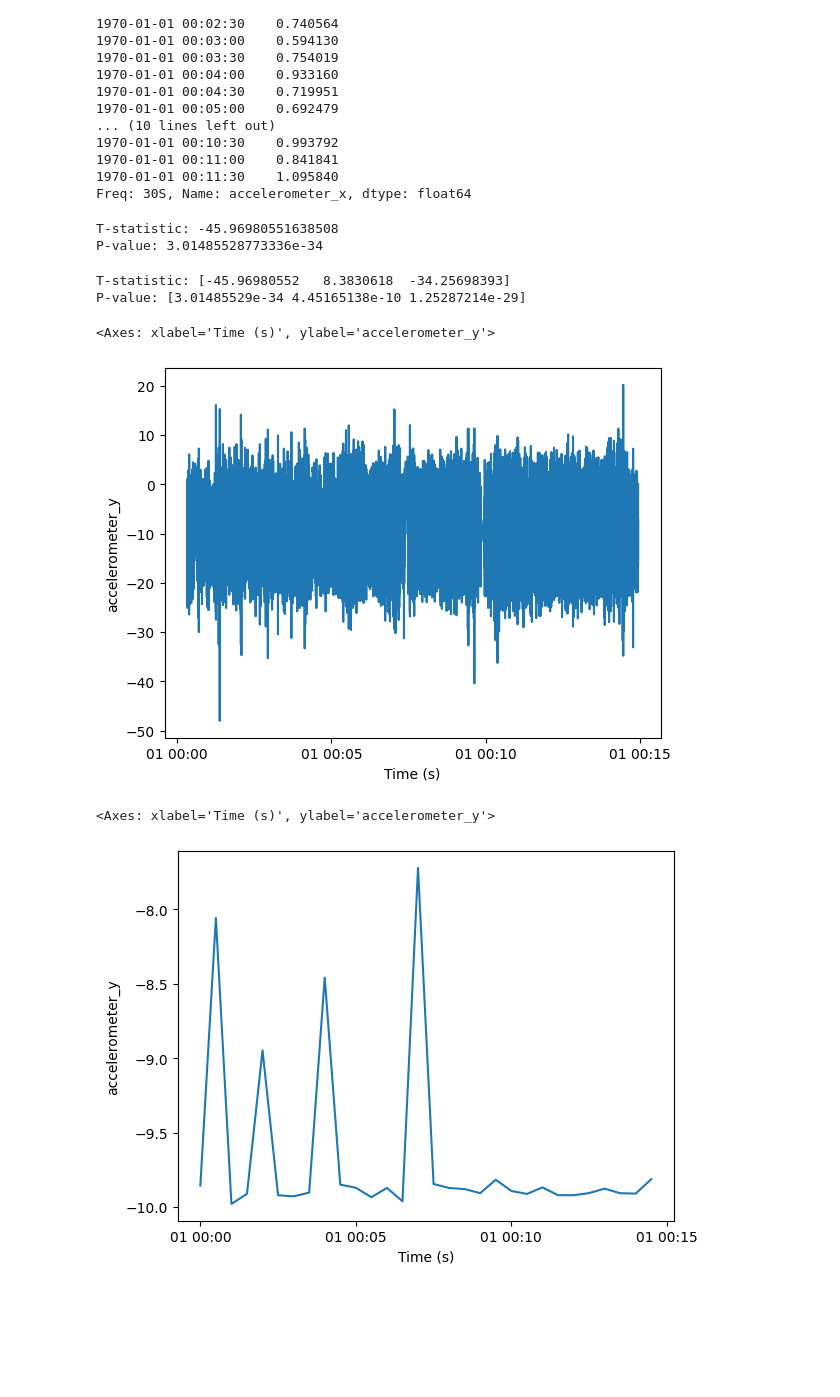
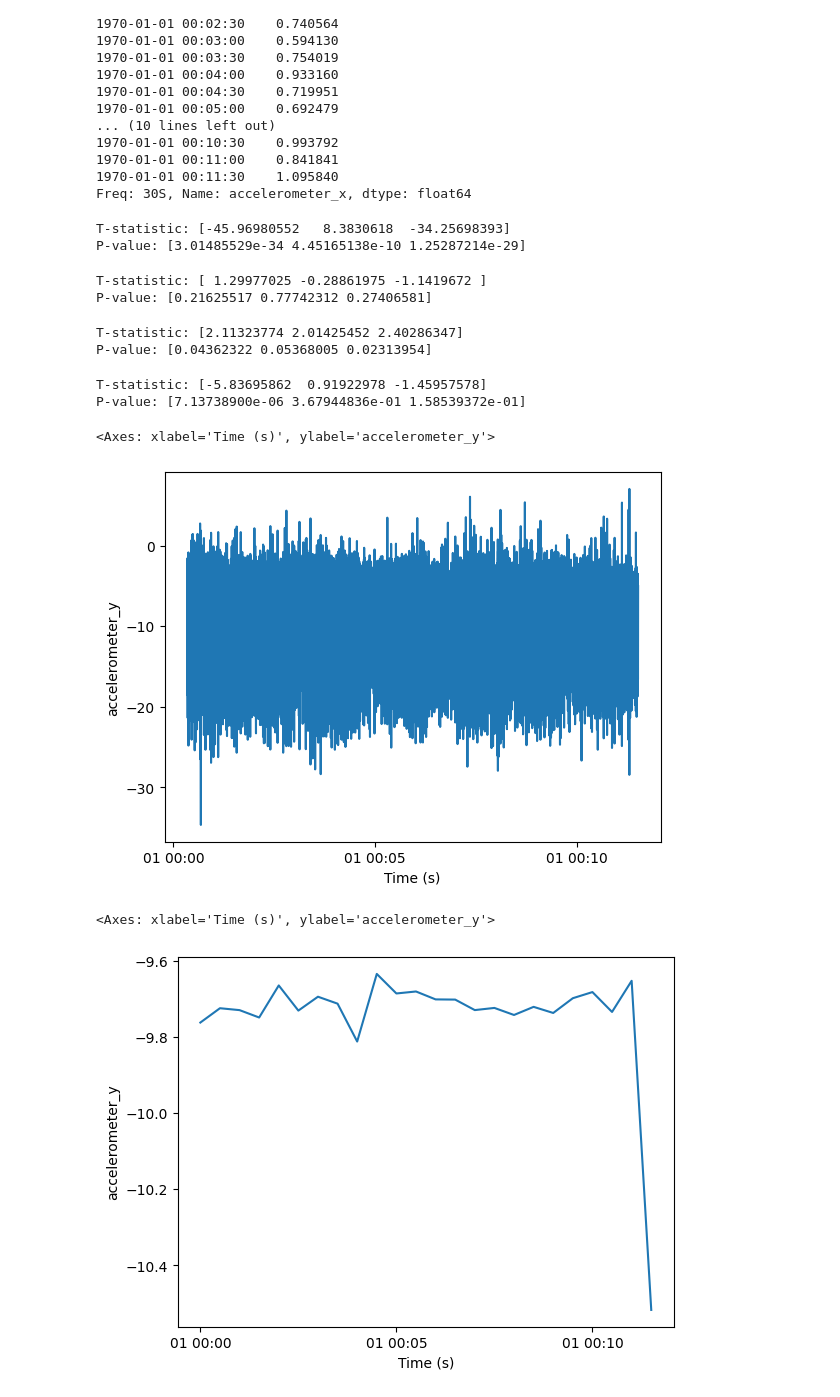
Before and after one commit to till2/ds4w-user-identification, a Jupyter notebook: data_exploration_t_test.ipynb, the cells around one changed output. Saved outputs shown, nothing was run; the diff lists cells and outputs as text; code cells hidden in the pictures; blank space fills up the shorter version.

```diff
--- a/data_exploration_t_test.ipynb
+++ b/data_exploration_t_test.ipynb
@@ -52,14 +52,6 @@ Time (s)
 1970-01-01 00:11:00    0.841841
 1970-01-01 00:11:30    1.095840
 Freq: 30S, Name: accelerometer_x, dtype: float64
-# %%
-t_stat, p_val = stats.ttest_ind(accelerometer_till1_mean['accelerometer_x'],accelerometer_lucas1_mean['accelerometer_x'])
-# Print the results
-print(f'T-statistic: {t_stat}')
-print(f'P-value: {p_val}')
-# %% [output]
-T-statistic: -45.96980551638508
-P-value: 3.01485528773336e-34
 # %%
 t_stat, p_val = stats.ttest_ind(accelerometer_till1_mean,accelerometer_lucas1_mean)
 # Print the results
@@ -68,13 +60,37 @@ print(f'P-value: {p_val}')
 # %% [output]
 T-statistic: [-45.96980552   8.3830618  -34.25698393]
 P-value: [3.01485529e-34 4.45165138e-10 1.25287214e-29]
+# %%
+t_stat, p_val = stats.ttest_ind(accelerometer_lucas1_mean[:7],accelerometer_lucas1_mean[7:])
+# Print the results
+print(f'T-statistic: {t_stat}')
+print(f'P-value: {p_val}')
+# %% [output]
+T-statistic: [ 1.29977025 -0.28861975 -1.1419672 ]
+P-value: [0.21625517 0.77742312 0.27406581]
+# %%
+t_stat, p_val = stats.ttest_ind(accelerometer_nick1_mean[:15],accelerometer_nick1_mean[15:])
+# Print the results
+print(f'T-statistic: {t_stat}')
+print(f'P-value: {p_val}')
+# %% [output]
+T-statistic: [2.11323774 2.01425452 2.40286347]
+P-value: [0.04362322 0.05368005 0.02313954]
+# %%
+t_stat, p_val = stats.ttest_ind(accelerometer_till1_mean[:12],accelerometer_till1_mean[12:])
+# Print the results
+print(f'T-statistic: {t_stat}')
+print(f'P-value: {p_val}')
+# %% [output]
+T-statistic: [-5.83695862  0.91922978 -1.45957578]
+P-value: [7.13738900e-06 3.67944836e-01 1.58539372e-01]
 # %%
-sns.lineplot(accelerometer_nick1['accelerometer_y'])
+sns.lineplot(accelerometer_till1['accelerometer_y'])
 # %% [output]
 <Axes: xlabel='Time (s)', ylabel='accelerometer_y'>
-[figure, old version]
+[figure, new version]
 # %%
-sns.lineplot(accelerometer_nick1_mean['accelerometer_y'])
+sns.lineplot(accelerometer_till1_mean['accelerometer_y'])
 # %% [output]
 <Axes: xlabel='Time (s)', ylabel='accelerometer_y'>
-[figure, old version]
+[figure, new version]
```
Also changed, not shown: 1 other file.
